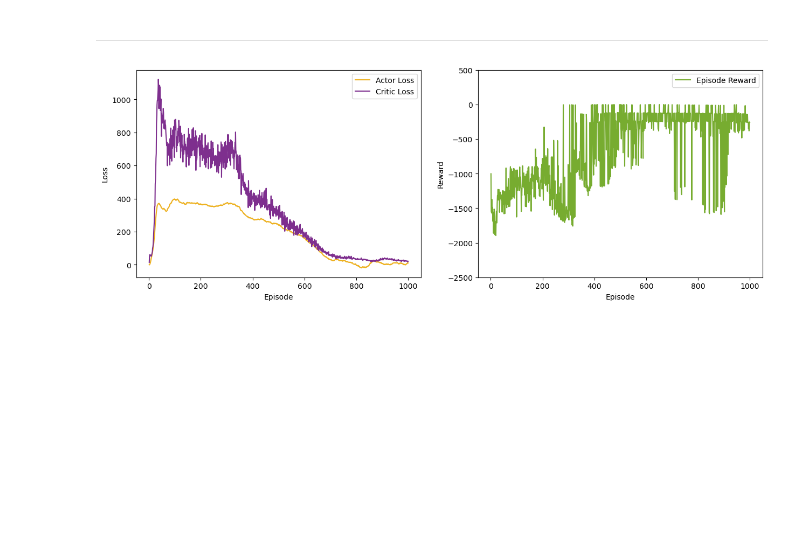
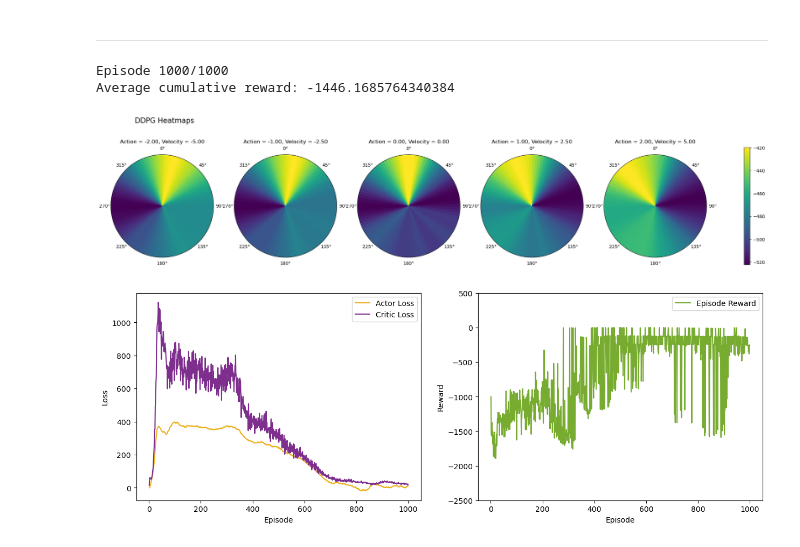
Before and after one commit to aristo6253/ANN-RL-DDPG, a Jupyter notebook: DDPG.ipynb, the cells around one changed output. Saved outputs shown, nothing was run; the diff lists cells and outputs as text; code cells hidden in the pictures; blank space fills up the shorter version.

```diff
--- a/DDPG.ipynb
+++ b/DDPG.ipynb
@@ -637,33 +639,47 @@ if collect_data_q5:
         episode_rewards.append(episode_reward)
 
     # Testing the trained policy
     test_episodes = 100
     test_rewards = []
 
     for episode in range(test_episodes):
         state, _ = env.reset()
         episode_reward = 0
 
         while True:
             action = ddpg_agent.compute_action(state, deterministic=True).squeeze(0)
             next_state, reward, _, done, _ = env.step(action)
             state = next_state
             episode_reward += reward
 
             if done:
                 break
 
         test_rewards.append(episode_reward)
 
     print("Average cumulative reward:", np.mean(test_rewards))
 
     df_train = pd.DataFrame({'Reward': episode_rewards, 'Actor Loss': episode_actor_losses, 'Critic Loss': episode_critic_losses}, index=range(1, n_episodes + 1), columns=['Reward', 'Actor Loss', 'Critic Loss'])
     df_train.index.name = 'Episode'
     df_train.to_csv('data/ddpg_q5_train.csv')
 
     df_test = pd.DataFrame({'Reward': test_rewards}, index=range(1, test_episodes + 1), columns=['Reward'])
     df_test.index.name = 'Episode'
     df_test.to_csv('data/ddpg_q5_test.csv')
+
+    # Choose the action and velocity values to generate the heatmap for
+    action_values = np.linspace(-2, 2, 5)
+    velocity_values = np.linspace(-5, 5, 5)
+
+    # Generate the heatmap data
+    heatmap_data = generate_heatmap_data(ddpg_agent.critic_network, action_values, velocity_values)
+
+    # Plot the heatmap
+    plot_heatmap(heatmap_data, action_values, velocity_values, title='DDPG Heatmaps')
+# %% [output]
+Episode 1000/1000
+Average cumulative reward: -1446.1685764340384
+[figure, added]
 # %%
 # Load data
 df = pd.read_csv('data/q5/ddpg_q5_train.csv', index_col='Episode')
```
Also changed, not shown: parts of 12 cells of this notebook, 3 other files.
